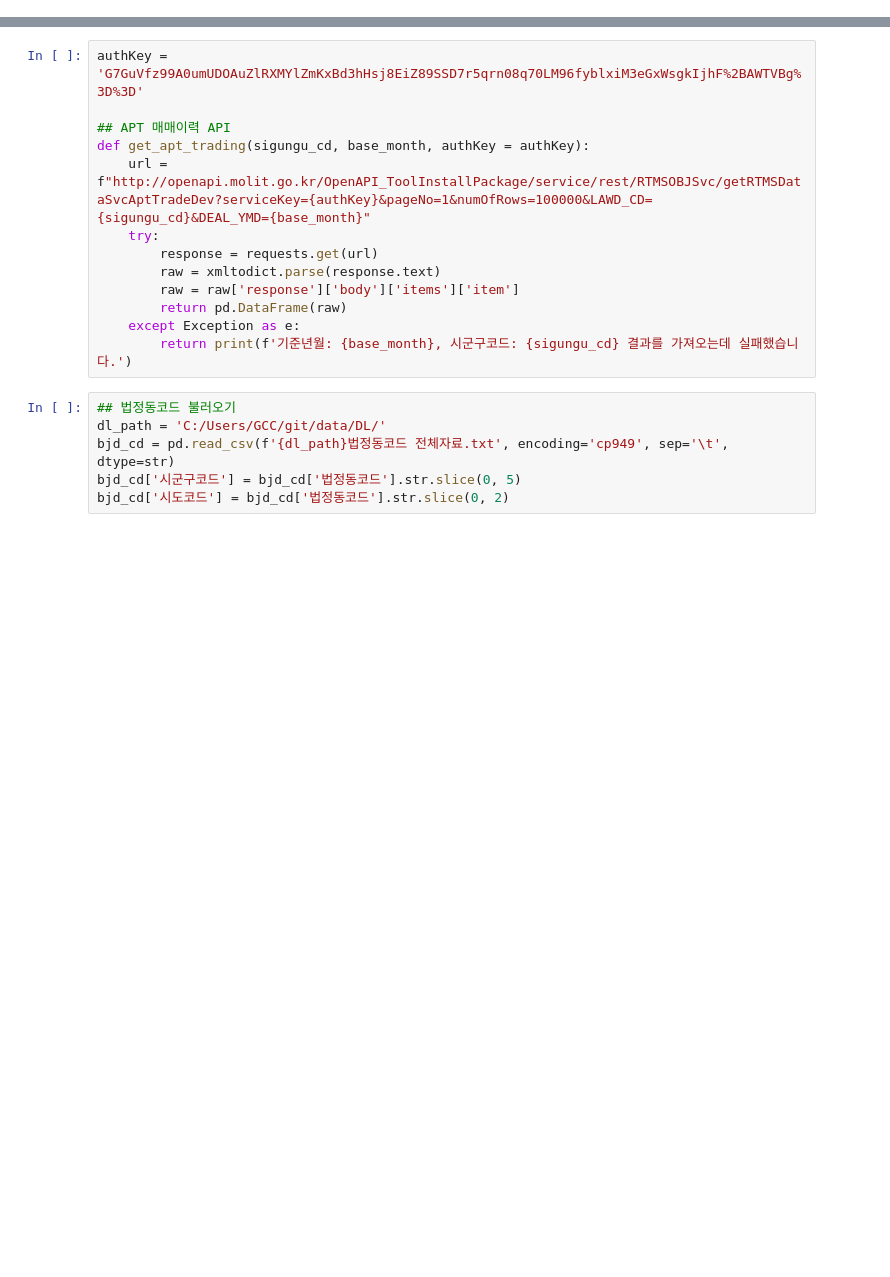
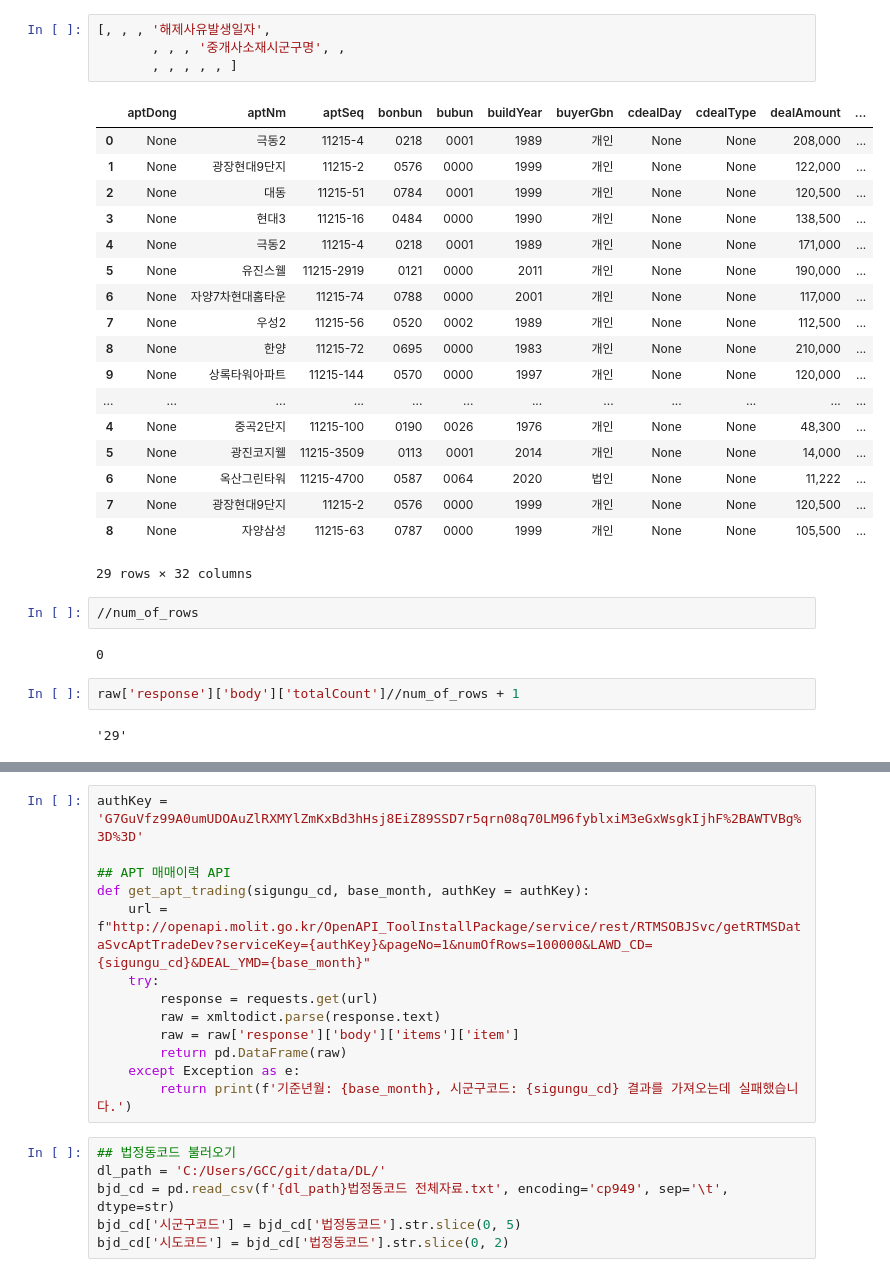
Before and after one commit to sdjhs0327/ws_prop, a Jupyter notebook: script/01_02_apt_trading_api.ipynb, the cells around one changed output, grey strips where cells are left out. Cells and saved outputs as stored; diff of their text form; blank space fills up the shorter version.

```diff
--- a/script/01_02_apt_trading_api.ipynb
+++ b/script/01_02_apt_trading_api.ipynb
@@ -6,0 +122,31 @@ import xmltodict
+# %%
+[, , , '해제사유발생일자',
+       , , , '중개사소재시군구명', ,
+       , , , , , ]
+# %% [output]
+|  | aptDong | aptNm | aptSeq | bonbun | bubun | buildYear | buyerGbn | cdealDay | cdealType | dealAmount | ... |
+| 0 | None | 극동2 | 11215-4 | 0218 | 0001 | 1989 | 개인 | None | None | 208,000 | ... |
+| 1 | None | 광장현대9단지 | 11215-2 | 0576 | 0000 | 1999 | 개인 | None | None | 122,000 | ... |
+| 2 | None | 대동 | 11215-51 | 0784 | 0001 | 1999 | 개인 | None | None | 120,500 | ... |
+| 3 | None | 현대3 | 11215-16 | 0484 | 0000 | 1990 | 개인 | None | None | 138,500 | ... |
+| 4 | None | 극동2 | 11215-4 | 0218 | 0001 | 1989 | 개인 | None | None | 171,000 | ... |
+| 5 | None | 유진스웰 | 11215-2919 | 0121 | 0000 | 2011 | 개인 | None | None | 190,000 | ... |
+| 6 | None | 자양7차현대홈타운 | 11215-74 | 0788 | 0000 | 2001 | 개인 | None | None | 117,000 | ... |
+| 7 | None | 우성2 | 11215-56 | 0520 | 0002 | 1989 | 개인 | None | None | 112,500 | ... |
+| 8 | None | 한양 | 11215-72 | 0695 | 0000 | 1983 | 개인 | None | None | 210,000 | ... |
+| 9 | None | 상록타워아파트 | 11215-144 | 0570 | 0000 | 1997 | 개인 | None | None | 120,000 | ... |
+| ... | ... | ... | ... | ... | ... | ... | ... | ... | ... | ... | ... |
+| 4 | None | 중곡2단지 | 11215-100 | 0190 | 0026 | 1976 | 개인 | None | None | 48,300 | ... |
+| 5 | None | 광진코지웰 | 11215-3509 | 0113 | 0001 | 2014 | 개인 | None | None | 14,000 | ... |
+| 6 | None | 옥산그린타워 | 11215-4700 | 0587 | 0064 | 2020 | 법인 | None | None | 11,222 | ... |
+| 7 | None | 광장현대9단지 | 11215-2 | 0576 | 0000 | 1999 | 개인 | None | None | 120,500 | ... |
+| 8 | None | 자양삼성 | 11215-63 | 0787 | 0000 | 1999 | 개인 | None | None | 105,500 | ... |
+29 rows × 32 columns
+# %%
+//num_of_rows
+# %% [output]
+0
+# %%
+raw['response']['body']['totalCount']//num_of_rows + 1
+# %% [output]
+'29'
```
Also changed, not shown: parts of 10 cells of this notebook, 2 other files.
